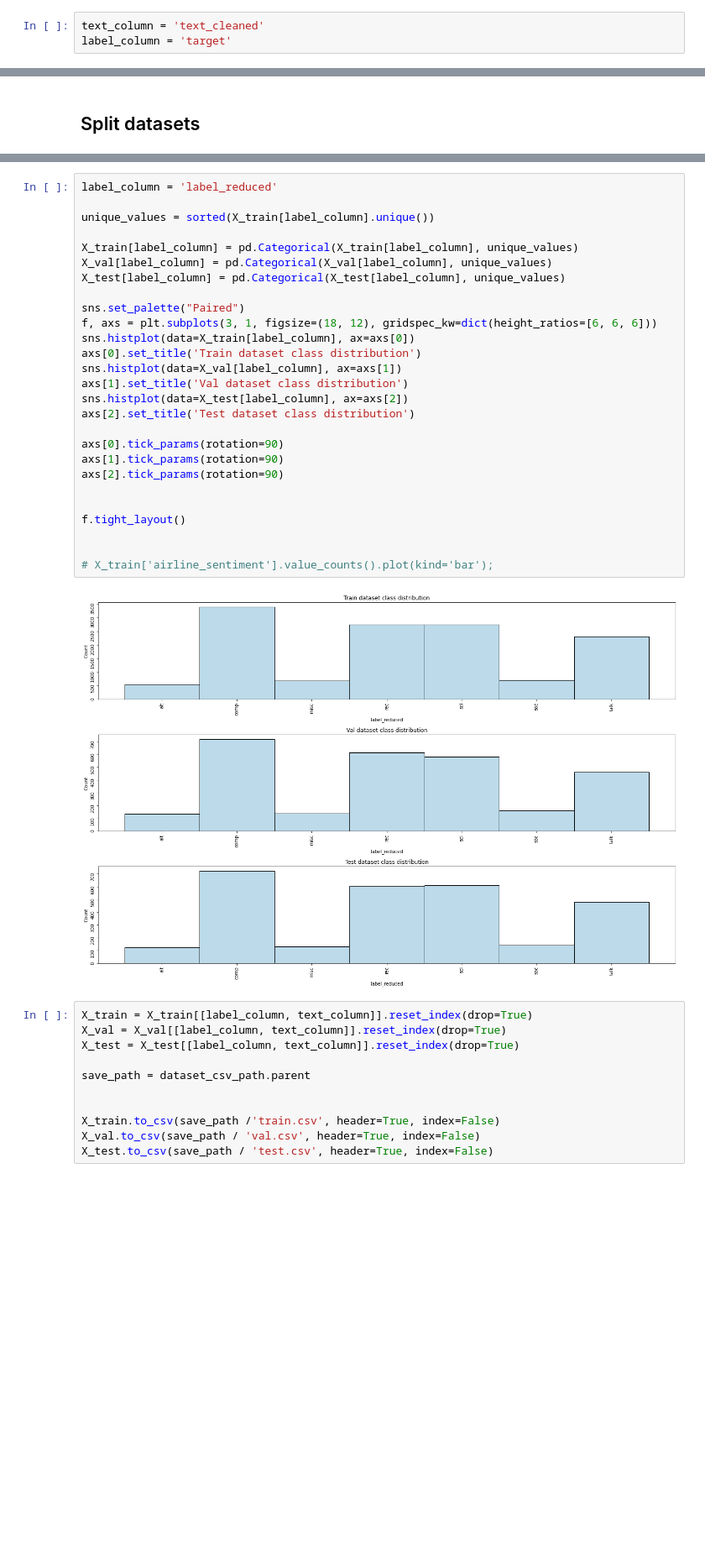
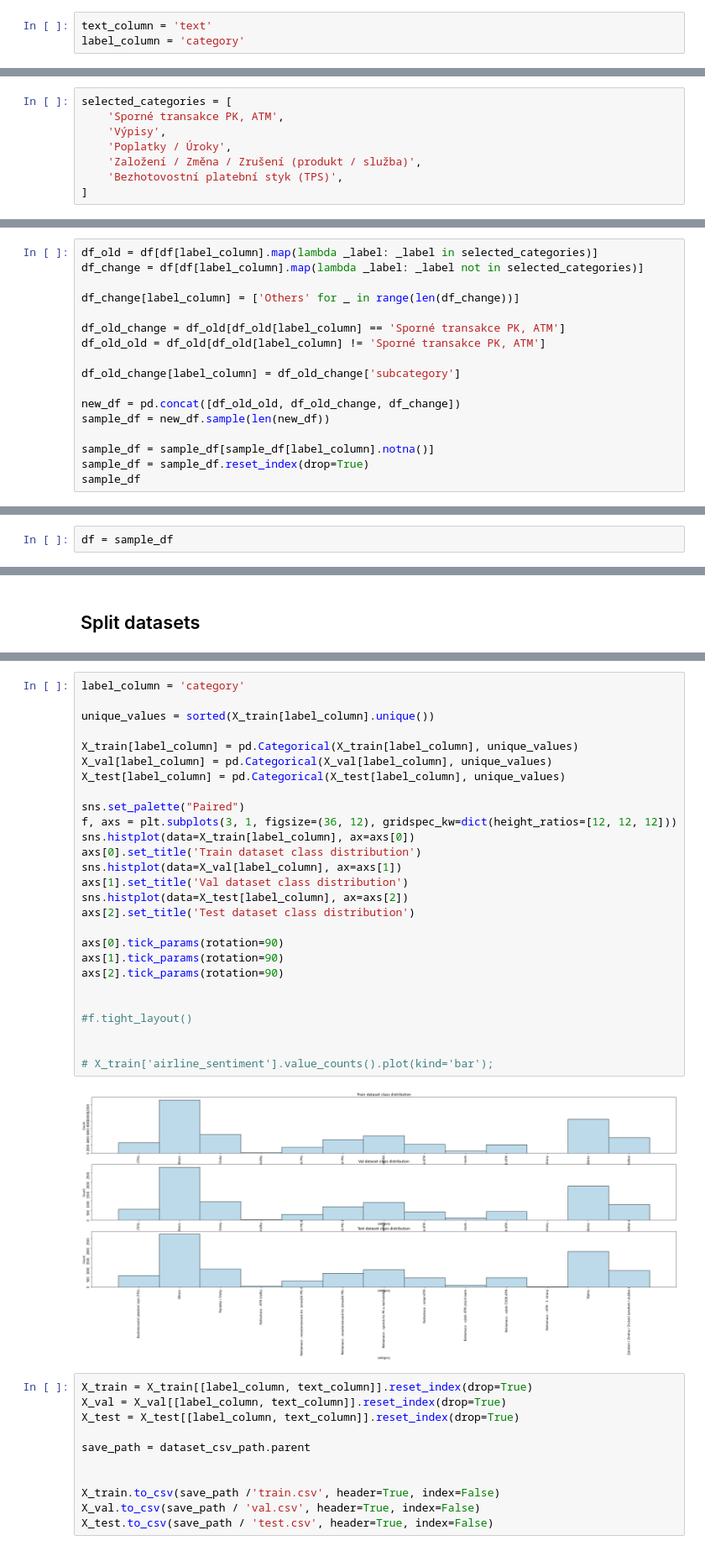
Before and after one commit to DevKretov/ntu_nlp_al, a Jupyter notebook: Dataset EDA.ipynb, the cells around one changed output, grey strips where cells are left out. Shown at 84% size. Drawn from its saved outputs; the diff is of its cells as text; blank space fills up the shorter version.

```diff
--- a/Dataset EDA.ipynb
+++ b/Dataset EDA.ipynb
@@ -47,6 +57,6 @@ memory usage: 441.4+ KB
 # %%
-text_column = 'text_cleaned'
-label_column = 'target'
+text_column = 'text'
+label_column = 'category'
 # %%
 df = df.drop_duplicates(text_column)
 df = df[df[text_column].map(lambda _text: isinstance(_text, str) and len(_text.strip()) > 0)]
@@ -58,0 +89,8 @@ plt.xticks(rotation = 90);
+# %%
+selected_categories = [
+    'Sporné transakce PK, ATM',
+    'Výpisy',
+    'Poplatky / Úroky',
+    'Založení / Změna / Zrušení (produkt / služba)',
+    'Bezhotovostní platební styk (TPS)',
+]
@@ -58,0 +103,17 @@ plt.xticks(rotation = 90);
+# %%
+df_old = df[df[label_column].map(lambda _label: _label in selected_categories)]
+df_change = df[df[label_column].map(lambda _label: _label not in selected_categories)]
+
+df_change[label_column] = ['Others' for _ in range(len(df_change))]
+
+df_old_change = df_old[df_old[label_column] == 'Sporné transakce PK, ATM']
+df_old_old = df_old[df_old[label_column] != 'Sporné transakce PK, ATM']
+
+df_old_change[label_column] = df_old_change['subcategory']
+
+new_df = pd.concat([df_old_old, df_old_change, df_change])
+sample_df = new_df.sample(len(new_df))
+
+sample_df = sample_df[sample_df[label_column].notna()]
+sample_df = sample_df.reset_index(drop=True)
+sample_df
@@ -59,3 +167,5 @@ plt.xticks(rotation = 90);
+# %%
+df = sample_df
 # %%
 def reduce_label(label):
     split_label = label.split('.')
@@ -109,32 +227,32 @@ array(['soc', 'comp', 'alt', 'talk', 'rec', 'sci', 'misc'], dtype=object)
 # %%
-label_column = 'label_reduced'
+label_column = 'category'
 
 unique_values = sorted(X_train[label_column].unique())
 
 X_train[label_column] = pd.Categorical(X_train[label_column], unique_values)
 X_val[label_column] = pd.Categorical(X_val[label_column], unique_values)
 X_test[label_column] = pd.Categorical(X_test[label_column], unique_values)
 
 sns.set_palette("Paired")
-f, axs = plt.subplots(3, 1, figsize=(18, 12), gridspec_kw=dict(height_ratios=[6, 6, 6]))
+f, axs = plt.subplots(3, 1, figsize=(36, 12), gridspec_kw=dict(height_ratios=[12, 12, 12]))
 sns.histplot(data=X_train[label_column], ax=axs[0])
 axs[0].set_title('Train dataset class distribution')
 sns.histplot(data=X_val[label_column], ax=axs[1])
 axs[1].set_title('Val dataset class distribution')
 sns.histplot(data=X_test[label_column], ax=axs[2])
 axs[2].set_title('Test dataset class distribution')
 
 axs[0].tick_params(rotation=90)
 axs[1].tick_params(rotation=90)
 axs[2].tick_params(rotation=90)
 
 
-f.tight_layout()
+#f.tight_layout()
 
 
 # X_train['airline_sentiment'].value_counts().plot(kind='bar');
 # %% [output]
-[figure, old version]
+[figure, new version]
 # %%
 X_train = X_train[[label_column, text_column]].reset_index(drop=True)
 X_val = X_val[[label_column, text_column]].reset_index(drop=True)
```
Also changed, not shown: parts of 16 cells of this notebook, 5 other files.
